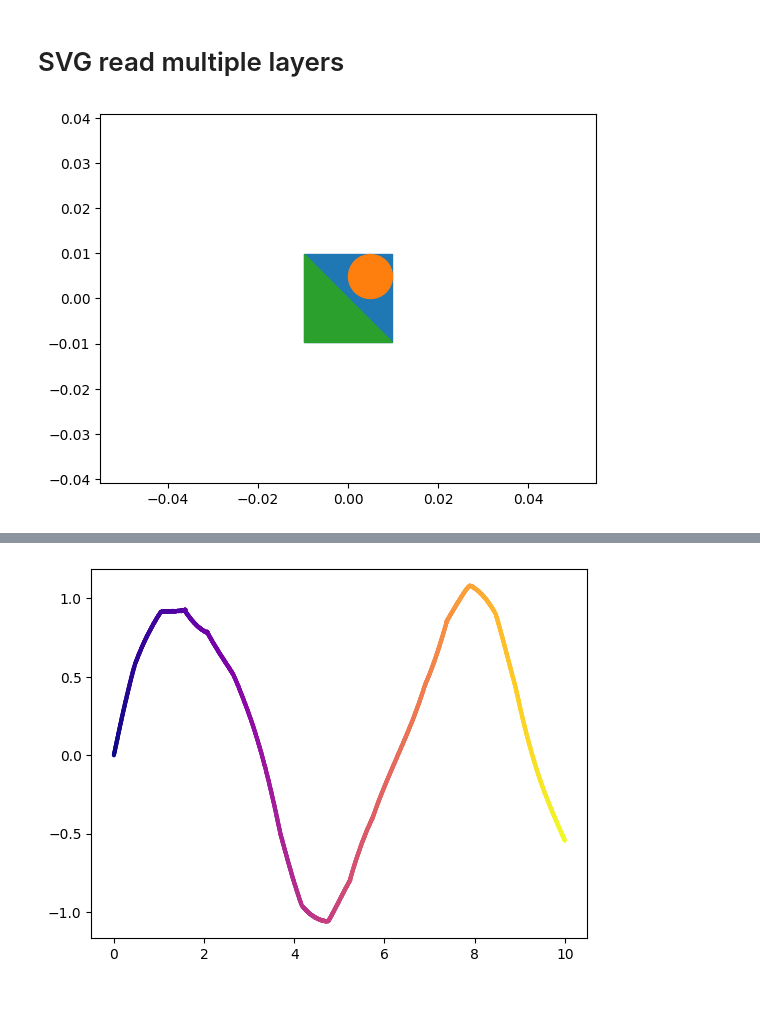
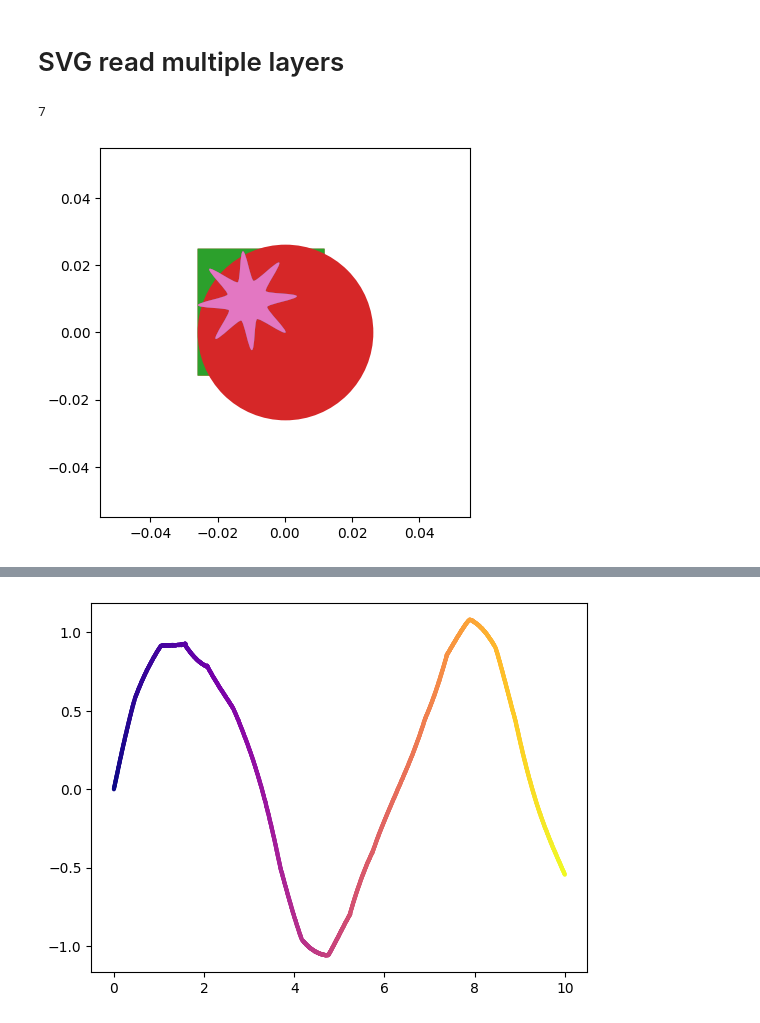
Before and after one commit to Giacomo-Menegatti/HARey_constellations_cards, a Jupyter notebook: SVG.ipynb, the cells around one changed output, grey strips where cells are left out. Drawn from its saved outputs; the diff is of its cells as text; code cells hidden in the pictures.

```diff
--- a/SVG.ipynb
+++ b/SVG.ipynb
@@ -620,29 +620,34 @@ import numpy as np
 
 def load_svg_path(file):
     _, attributes, *_ = svg2paths(file)
-    base_path = parse_path(attributes[0]['d'])
+    base_path = parse_path(attributes[3]['d'])
     vertices = np.array(base_path.vertices)
     # Translate the path to be centered in 0 and scaled to 1
     offset = (vertices.max(axis=0) + vertices.min(axis=0))/2
+    scale = 1 / (vertices.max(axis=0) - vertices.min(axis=0)).max()
 
     markers = []
     for attribute in attributes:
         path = parse_path(attribute['d'])
         path.vertices -= offset
         path.vertices[:,1] *= -1
+        path.vertices *= scale
         markers.append(path)
 
     return markers
 
-markers = load_svg_path('rect1.svg')
+markers = load_svg_path('star.svg')
+# %%
+len(markers)
+# %% [output]
+7
 # %%
 import matplotlib.pyplot as plt
 
 fig, ax = plt.subplots()
-ax.scatter(0,0, marker=markers[0], s=4000)
-ax.scatter(0,0, marker=markers[1], s=4000)
-ax.scatter(0.,0, marker=markers[2], s=4000)
-ax.axis('equal')
+ax.set_aspect('equal')
+for marker in markers:
+    ax.scatter(0,0, s=16000, marker=marker, lw=0)
 plt.show()
 # %% [output]
-[figure, old version]
+[figure, new version]
```
Also changed, not shown: parts of 14 cells of this notebook, 13 other files.
